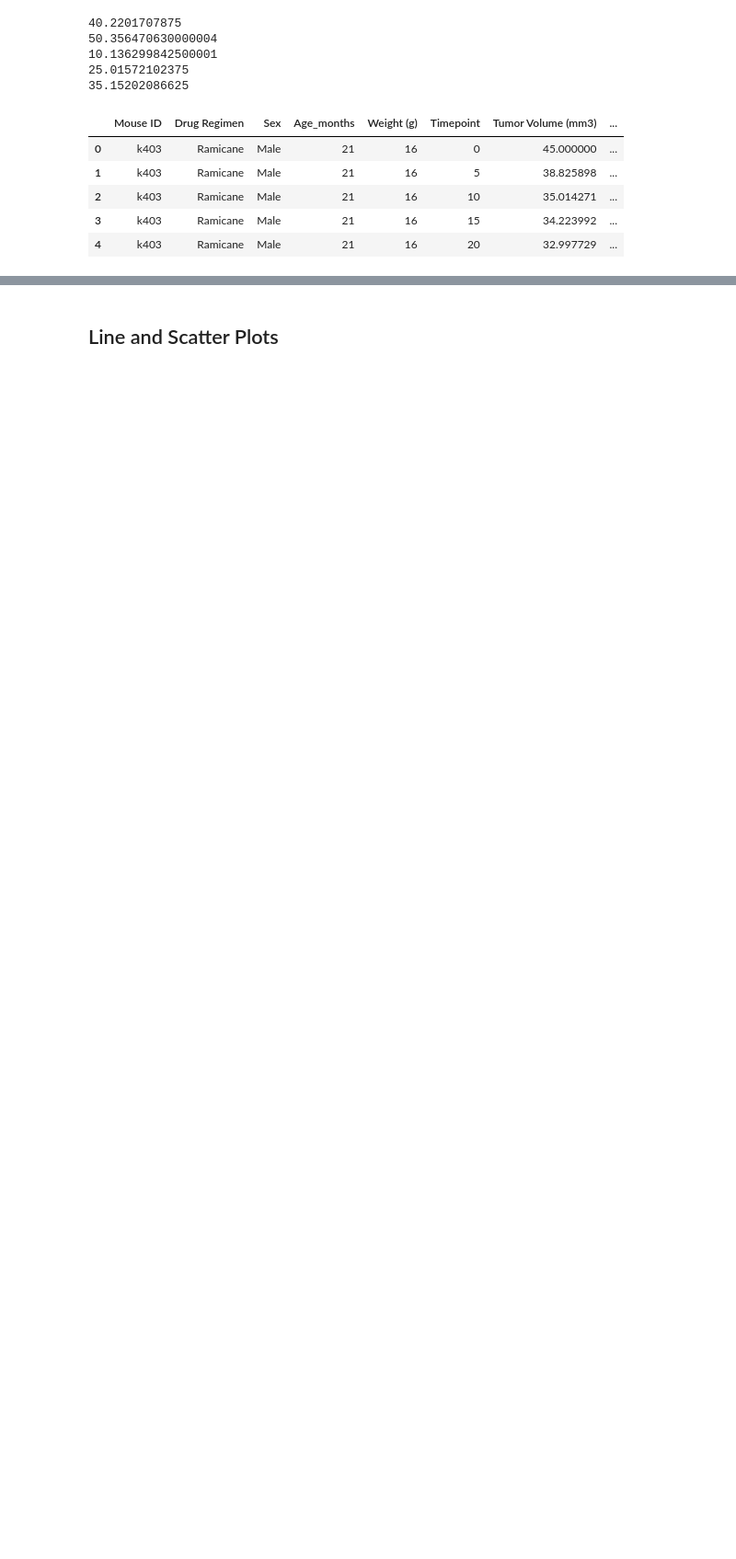
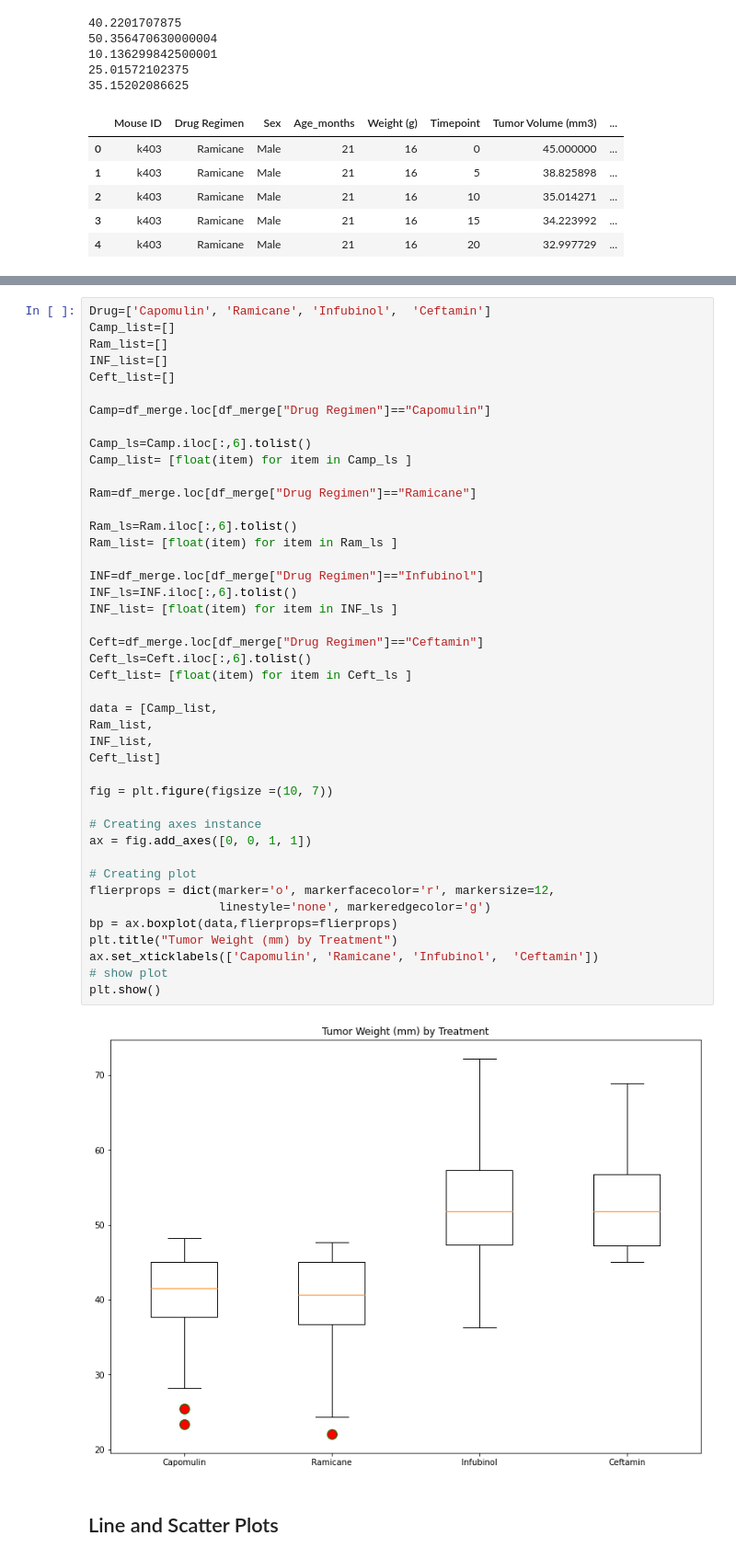
Before and after one commit to allardiceh/Matplotlib_Challenge, a Jupyter notebook: Pymaceuticals/pymaceuticals_starter.ipynb, the cells around one changed output, grey strips where cells are left out. Shown: that part at 92% size. Cells and saved outputs as stored; diff of their text form; blank space fills up the shorter version.

```diff
--- a/Pymaceuticals/pymaceuticals_starter.ipynb
+++ b/Pymaceuticals/pymaceuticals_starter.ipynb
@@ -459,3 +424,48 @@ tumor_list=df.iloc[:,2].tolist()
+# %%
+Drug=['Capomulin', 'Ramicane', 'Infubinol',  'Ceftamin']
+Camp_list=[]
+Ram_list=[]
+INF_list=[]
+Ceft_list=[]
+
+Camp=df_merge.loc[df_merge["Drug Regimen"]=="Capomulin"]
+
+Camp_ls=Camp.iloc[:,6].tolist()
+Camp_list= [float(item) for item in Camp_ls ]
+
+Ram=df_merge.loc[df_merge["Drug Regimen"]=="Ramicane"]
+
+Ram_ls=Ram.iloc[:,6].tolist()
+Ram_list= [float(item) for item in Ram_ls ]
+
+INF=df_merge.loc[df_merge["Drug Regimen"]=="Infubinol"]
+INF_ls=INF.iloc[:,6].tolist()
+INF_list= [float(item) for item in INF_ls ]
+
+Ceft=df_merge.loc[df_merge["Drug Regimen"]=="Ceftamin"]
+Ceft_ls=Ceft.iloc[:,6].tolist()
+Ceft_list= [float(item) for item in Ceft_ls ]
+
+data = [Camp_list,
+Ram_list,
+INF_list,
+Ceft_list]
+
+fig = plt.figure(figsize =(10, 7))
+
+# Creating axes instance
+ax = fig.add_axes([0, 0, 1, 1])
+
+# Creating plot
+flierprops = dict(marker='o', markerfacecolor='r', markersize=12,
+                  linestyle='none', markeredgecolor='g')
+bp = ax.boxplot(data,flierprops=flierprops)
+plt.title("Tumor Weight (mm) by Treatment")
+ax.set_xticklabels(['Capomulin', 'Ramicane', 'Infubinol',  'Ceftamin'])
+# show plot
+plt.show()
+# %% [output]
+[figure, added]
 # %% [markdown]
 ## Line and Scatter Plots
 # %%
```
Also changed, not shown: parts of 9 cells of this notebook.
